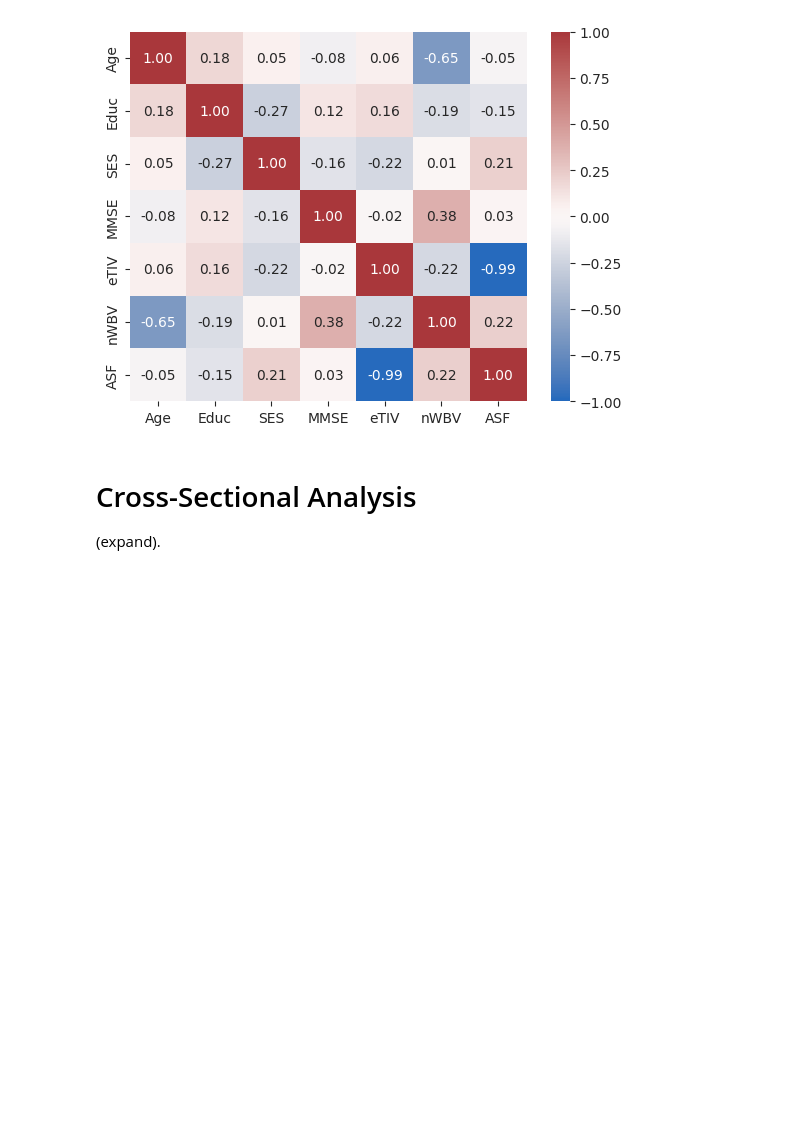
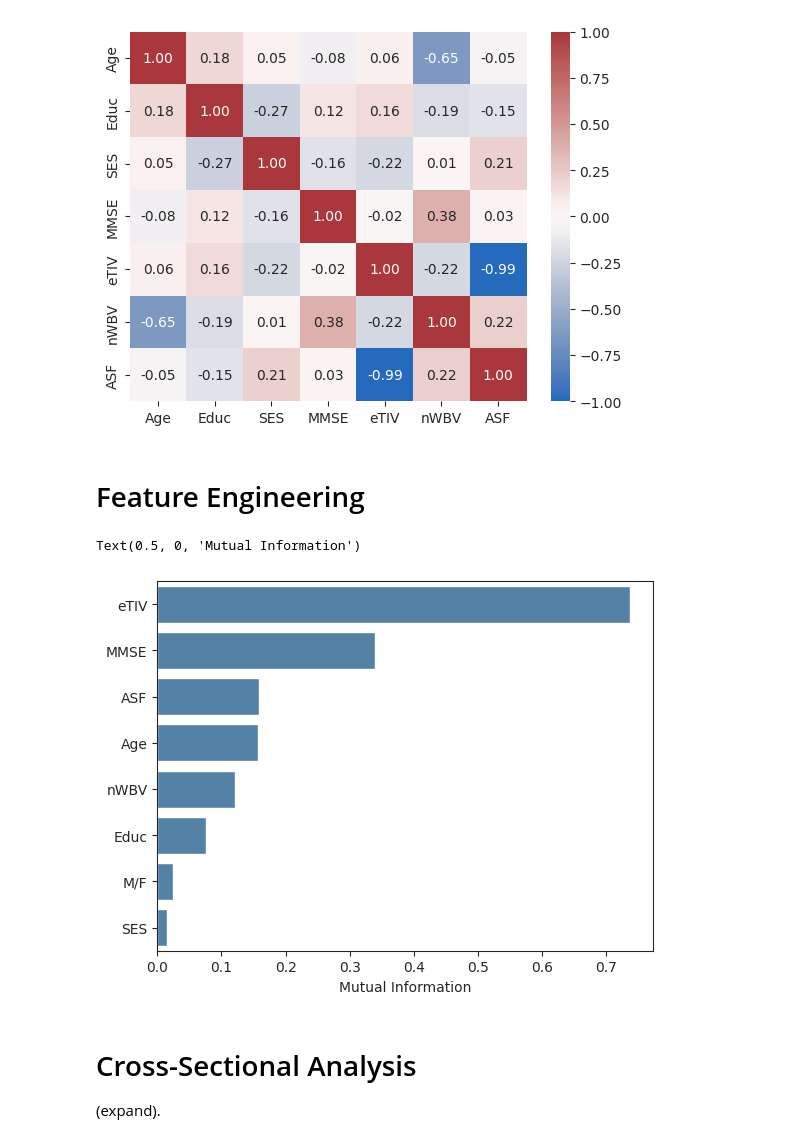
Before and after one commit to RiboRings/AlzheimerPrediction, a Jupyter notebook: learning-about-ad.ipynb, the cells around one changed output. Cells and saved outputs as stored; diff of their text form; code cells hidden in the pictures; blank space fills up the shorter version.

```diff
--- a/learning-about-ad.ipynb
+++ b/learning-about-ad.ipynb
@@ -99,7 +99,8 @@ from sklearn import decomposition
 from scipy import stats
 
 # Drop target, categorical variables and metadata
-X = df.drop(["CDR", "Delay", "Subject ID", "Group", "Visit", "M/F", "Cohort"], axis=1)
+X = df.drop(["Delay", "Subject ID", "Group", "Visit", "M/F", "Cohort"], axis=1)
+y = X.pop("CDR")
 
 # Impute SES on the fly
 X["SES"] = X["SES"].map(lambda x: stats.mode(X["SES"])[0] if np.isnan(x) else x)
@@ -151,6 +152,28 @@ sns.heatmap(
 # %% [output]
 <Axes: >
 [figure]
+# %% [markdown]
+# Feature Engineering
+# %%
+X["M/F"] = df["M/F"]
+discrete_features = ["M/F", "SES", "Educ"]
+
+for col in discrete_features:
+    X[col], _ = X[col].factorize()
+
+discrete_features = X.dtypes == int
+# %%
+from sklearn.feature_selection import mutual_info_classif
+
+mi_scores = mutual_info_classif(X, y, discrete_features=discrete_features)
+mi_scores = pd.Series(mi_scores, name="MI Scores", index=X.columns)
+mi_scores = mi_scores.sort_values(ascending=False)
+
+sns.barplot(x=mi_scores, y=mi_scores.index, color="steelblue")
+plt.xlabel("Mutual Information")
+# %% [output]
+Text(0.5, 0, 'Mutual Information')
+[figure, added]
 # %% [markdown]
 # Cross-Sectional Analysis
 
```
Also changed, not shown: parts of 5 cells of this notebook.
